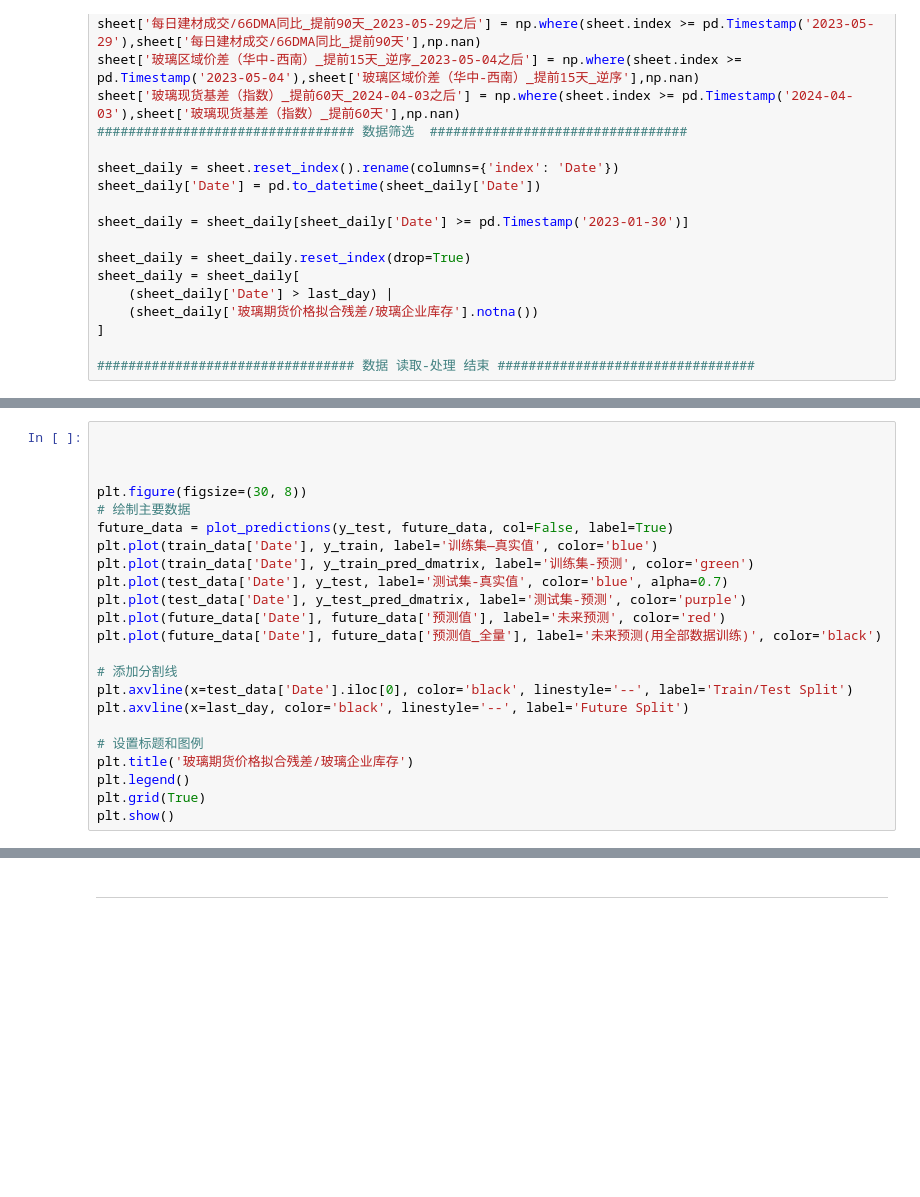
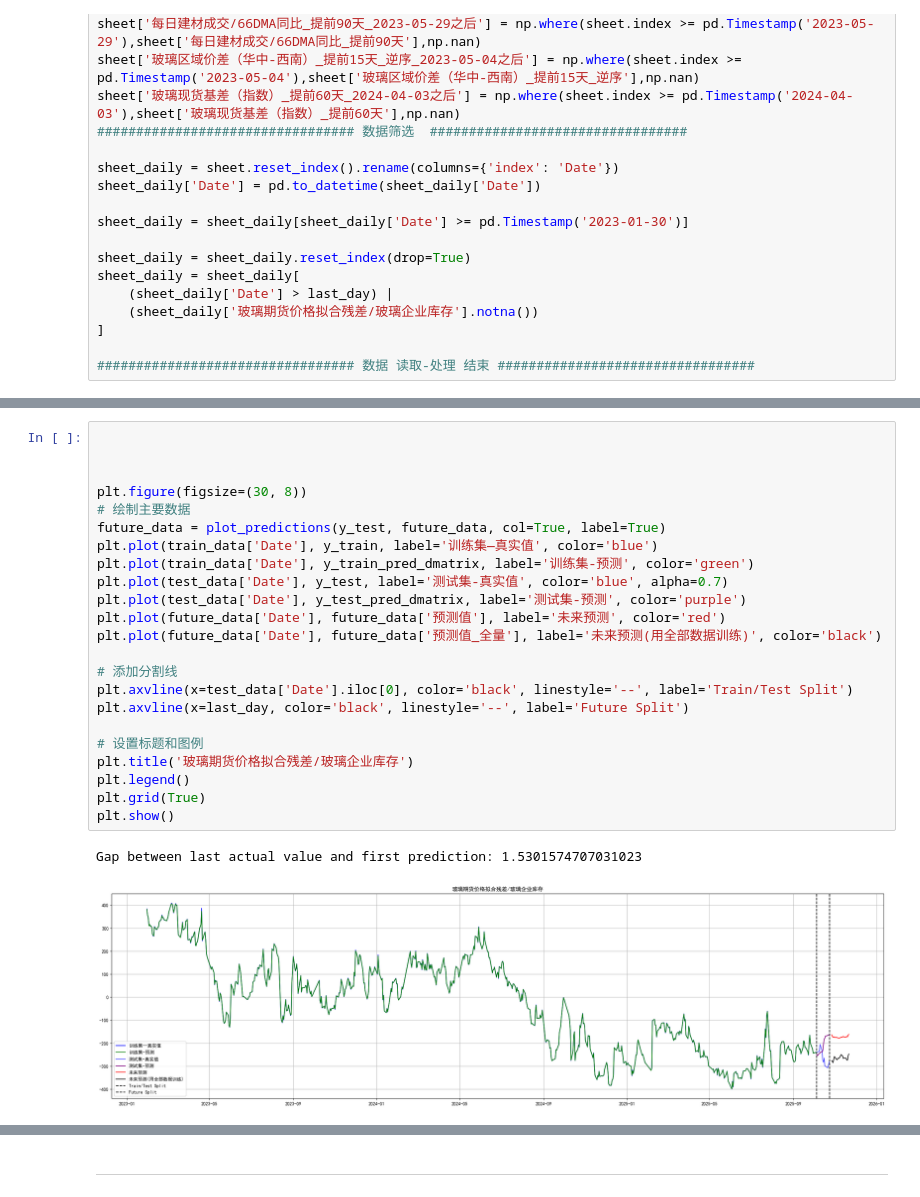
Before and after one commit to ziqidai11/hongze, a Jupyter notebook: 黑色/玻璃/2.玻璃期货价格拟合残差-企业库存.ipynb, the cells around one changed output, grey strips where cells are left out. Cells and saved outputs as stored; diff of their text form; blank space fills up the shorter version.

```diff
--- a/黑色/玻璃/2.玻璃期货价格拟合残差-企业库存.ipynb
+++ b/黑色/玻璃/2.玻璃期货价格拟合残差-企业库存.ipynb
@@ -364,26 +411,29 @@ future_data.loc[:, '预测值_全量'] = y_future_pred_all
 # %%
 
 
 
 plt.figure(figsize=(30, 8))
 # 绘制主要数据
-future_data = plot_predictions(y_test, future_data, col=False, label=True)
+future_data = plot_predictions(y_test, future_data, col=True, label=True)
 plt.plot(train_data['Date'], y_train, label='训练集—真实值', color='blue')
 plt.plot(train_data['Date'], y_train_pred_dmatrix, label='训练集-预测', color='green')
 plt.plot(test_data['Date'], y_test, label='测试集-真实值', color='blue', alpha=0.7)
 plt.plot(test_data['Date'], y_test_pred_dmatrix, label='测试集-预测', color='purple')
 plt.plot(future_data['Date'], future_data['预测值'], label='未来预测', color='red')
 plt.plot(future_data['Date'], future_data['预测值_全量'], label='未来预测(用全部数据训练)', color='black')
 
 # 添加分割线
 plt.axvline(x=test_data['Date'].iloc[0], color='black', linestyle='--', label='Train/Test Split')
 plt.axvline(x=last_day, color='black', linestyle='--', label='Future Split')
 
 # 设置标题和图例
 plt.title('玻璃期货价格拟合残差/玻璃企业库存')
 plt.legend()
 plt.grid(True)
 plt.show()
+# %% [output]
+Gap between last actual value and first prediction: 1.5301574707031023
+[figure, added]
 # %%
 #绘制因子重要
 plot_xgb_feature_importance(model_all, X_train)
```
Also changed, not shown: parts of 12 cells of this notebook, 7 other files.
